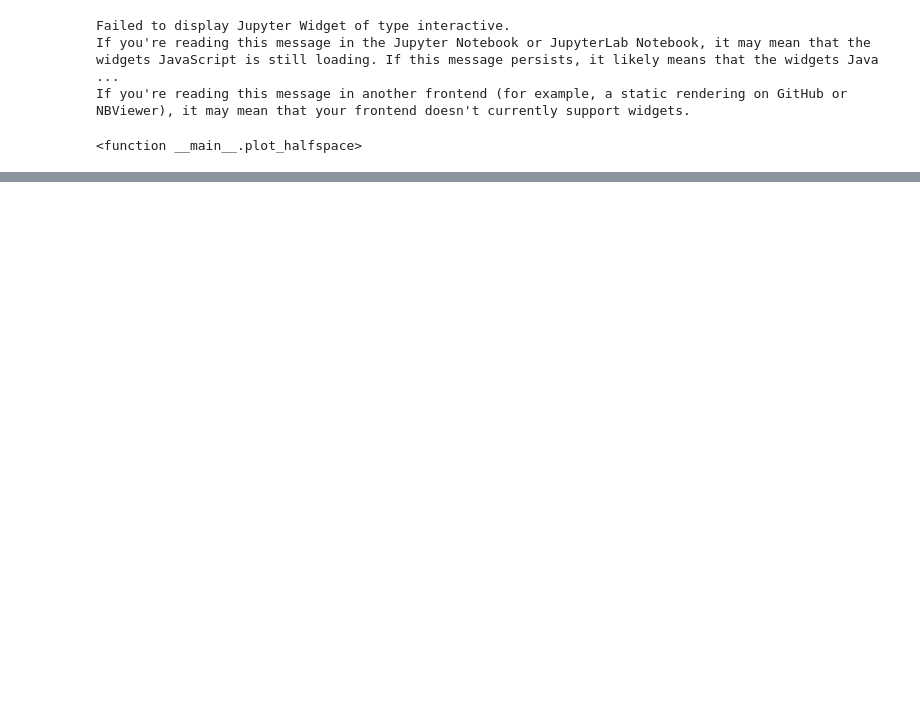
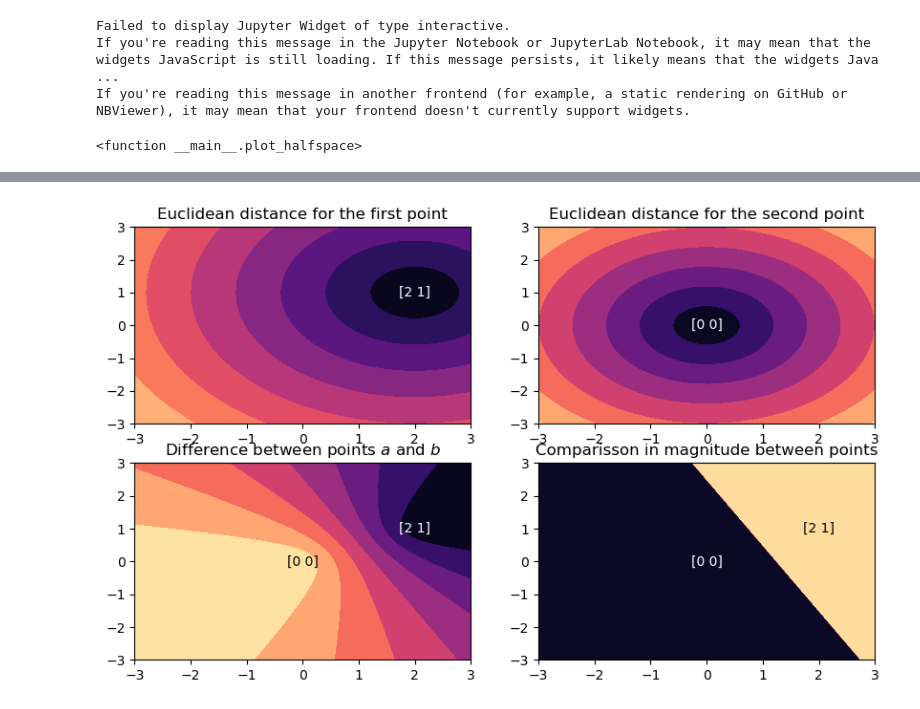
Before and after one commit to gerdm/machine_learning, a Jupyter notebook: convex_optimization/week2_notes.ipynb, the cells around one changed output, grey strips where cells are left out. Saved outputs shown, nothing was run; the diff lists cells and outputs as text; code cells hidden in the pictures; blank space fills up the shorter version.

```diff
--- a/convex_optimization/week2_notes.ipynb
+++ b/convex_optimization/week2_notes.ipynb
@@ -63,0 +107,38 @@ If you're reading this message in another frontend (for example, a static render
+# %%
+# As an example, let us consider two points in R2
+from numpy.linalg import norm
+
+a = np.array([2, 1])
+b = np.array([0, 0])
+x1, x2 = np.linspace(-3, 3, 500), np.linspace(-3, 3, 500)
+x1, x2 = np.meshgrid(x1, x2)
+distance_a = np.sqrt((a[0] - x1) ** 2 + (a[1] -  x2)**2)
+distance_b = np.sqrt((b[0] - x1) ** 2 + (b[1] -  x2)**2)
+# %%
+fig = plt.figure()
+ax1 = fig.add_subplot(221)
+ax2 = fig.add_subplot(222)
+ax3 = fig.add_subplot(223)
+ax4 = fig.add_subplot(224)
+
+ax1.set_title("Euclidean distance for the first point")
+ax1.text(*a, a, color="white", horizontalalignment="center", verticalalignment="center")
+ax1.contourf(x1, x2, distance_a);
+
+ax2.set_title("Euclidean distance for the second point")
+ax2.text(*b, b, color="white", horizontalalignment="center", verticalalignment="center")
+ax2.contourf(x1, x2, distance_b);
+
+ax3.set_title("Difference between points $a$ and $b$")
+ax3.text(*b, b, color="black", horizontalalignment="center", verticalalignment="center")
+ax3.text(*a, a, color="white", horizontalalignment="center", verticalalignment="center")
+ax3.contourf(x1, x2, distance_a - distance_b);
+
+ax4.set_title("Comparisson in magnitude between points")
+ax4.text(*b, b, color="white", horizontalalignment="center", verticalalignment="center")
+ax4.text(*a, a, color="black", horizontalalignment="center", verticalalignment="center")
+ax4.contourf(x1, x2, distance_a - distance_b <= 0);
+
+plt.savefig("/Users/gerardoduran/Desktop/voronoi.png")
+# %% [output]
+[figure, added]
```
Also changed, not shown: parts of 6 cells of this notebook.
